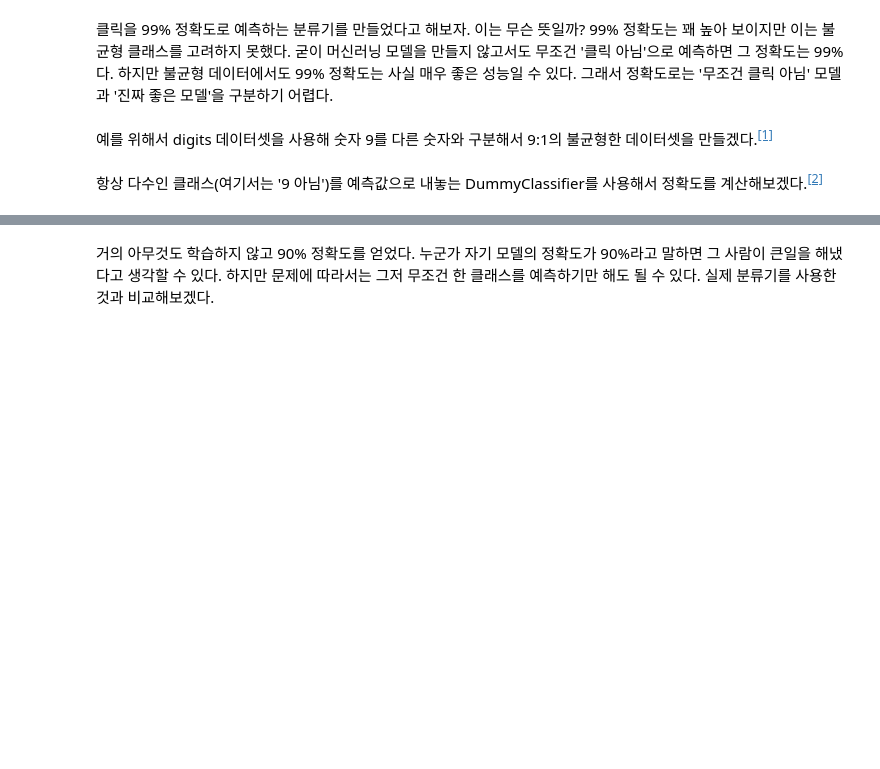
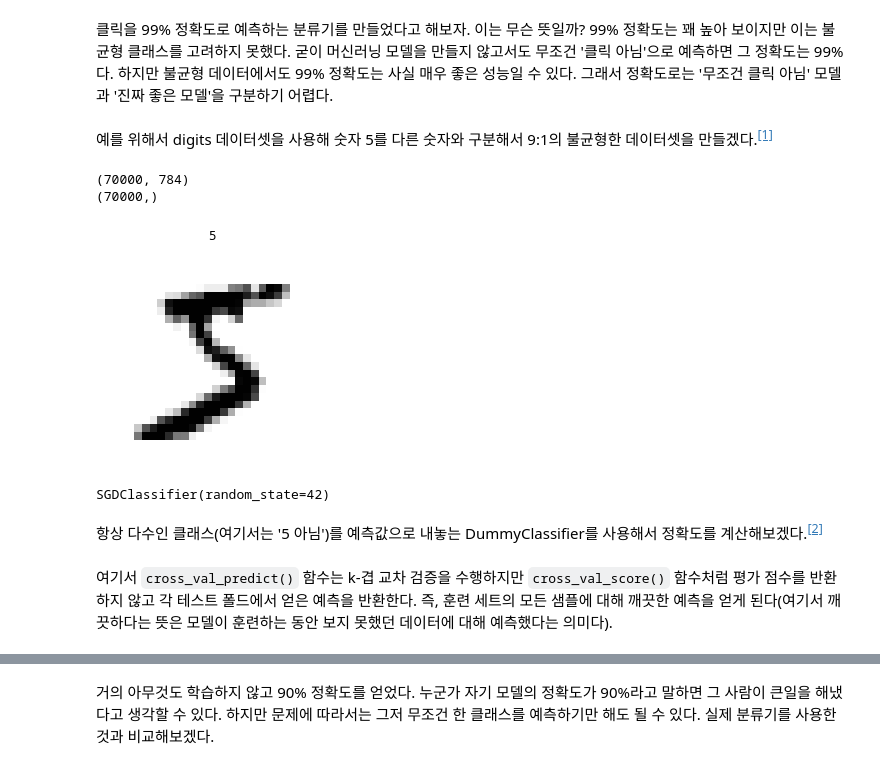
Before and after one commit to Sameta-cani/jwork, a Jupyter notebook: Evaluation Indicator.ipynb, the cells around one changed output, grey strips where cells are left out. Drawn from its saved outputs; the diff is of its cells as text; code cells hidden in the pictures; blank space fills up the shorter version.

```diff
--- a/Evaluation Indicator.ipynb
+++ b/Evaluation Indicator.ipynb
@@ -66,4 +66,4 @@ def save_fig(fig_id, tight_layout=True, fig_extension="png", resolution=300):
 # %% [markdown]
 클릭을 99% 정확도로 예측하는 분류기를 만들었다고 해보자. 이는 무슨 뜻일까? 99% 정확도는 꽤 높아 보이지만 이는 불균형 클래스를 고려하지 못했다. 굳이 머신러닝 모델을 만들지 않고서도 무조건 '클릭 아님'으로 예측하면 그 정확도는 99%다. 하지만 불균형 데이터에서도 99% 정확도는 사실 매우 좋은 성능일 수 있다. 그래서 정확도로는 '무조건 클릭 아님' 모델과 '진짜 좋은 모델'을 구분하기 어렵다.
 # %% [markdown]
-예를 위해서 digits 데이터셋을 사용해 숫자 9를 다른 숫자와 구분해서 9:1의 불균형한 데이터셋을 만들겠다.<sup><a id="a01" href="#p01">[1]</a></sup>
+예를 위해서 digits 데이터셋을 사용해 숫자 5를 다른 숫자와 구분해서 9:1의 불균형한 데이터셋을 만들겠다.<sup><a id="a01" href="#p01">[1]</a></sup>
@@ -78,0 +70,20 @@ X_train, X_test, y_train, y_test = train_test_split(
+# %%
+from sklearn.datasets import fetch_openml
+mnist = fetch_openml('mnist_784', version=1)
+# %%
+X, y = mnist["data"].values, mnist["target"].values.astype(np.uint8)
+print(X.shape)
+print(y.shape)
+# %% [output]
+(70000, 784)
+(70000,)
+# %%
+some_digit = X[0]
+some_digit_image = some_digit.reshape(28, 28)
+
+plt.imshow(some_digit_image, cmap="binary")
+plt.axis("off")
+plt.title(y[0])
+plt.show()
+# %% [output]
+[figure, added]
@@ -79,4 +95,13 @@ X_train, X_test, y_train, y_test = train_test_split(
+# %%
+from sklearn.linear_model import SGDClassifier
+
+sgd_clf = SGDClassifier(random_state=42)
+sgd_clf.fit(X_train, y_train_5)
+# %% [output]
+SGDClassifier(random_state=42)
 # %% [markdown]
-항상 다수인 클래스(여기서는 '9 아님')를 예측값으로 내놓는 DummyClassifier를 사용해서 정확도를 계산해보겠다.<sup><a id="a02" href="#p02">[2]</a></sup>
+항상 다수인 클래스(여기서는 '5 아님')를 예측값으로 내놓는 DummyClassifier를 사용해서 정확도를 계산해보겠다.<sup><a id="a02" href="#p02">[2]</a></sup>
+# %% [markdown]
+여기서 <code>cross_val_predict()</code> 함수는 k-겹 교차 검증을 수행하지만 <code>cross_val_score()</code> 함수처럼 평가 점수를 반환하지 않고 각 테스트 폴드에서 얻은 예측을 반환한다. 즉, 훈련 세트의 모든 샘플에 대해 깨끗한 예측을 얻게 된다(여기서 깨끗하다는 뜻은 모델이 훈련하는 동안 보지 못했던 데이터에 대해 예측했다는 의미다).
 # %%
 from sklearn.dummy import DummyClassifier
```
Also changed, not shown: parts of 95 cells of this notebook, 2 other files.
